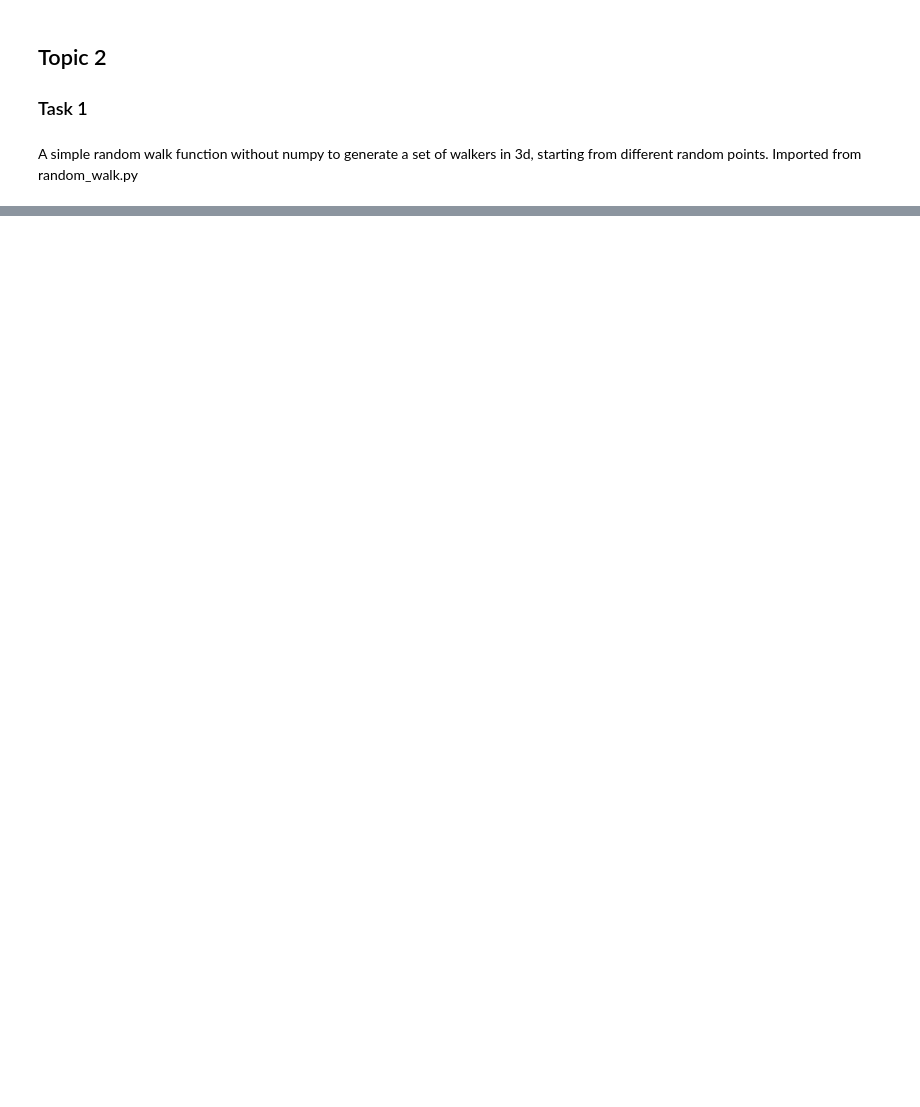
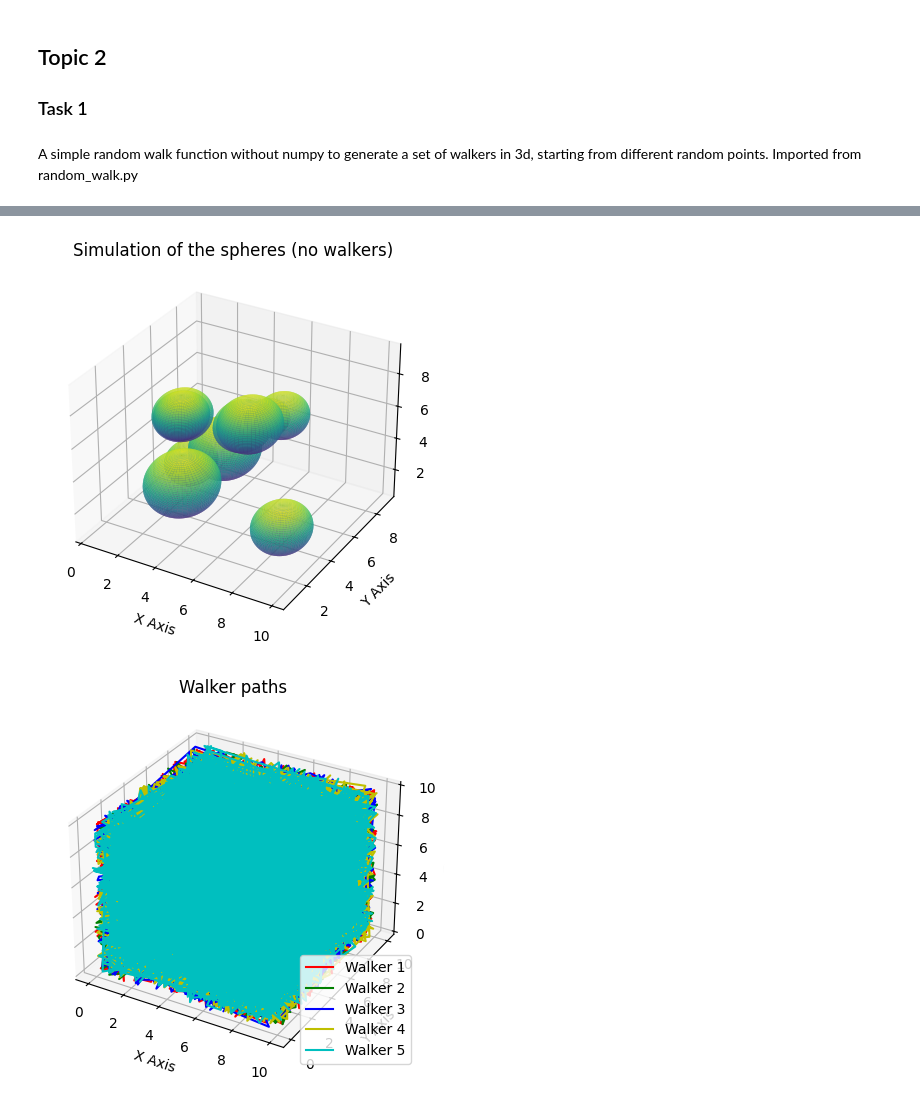
Before and after one commit to OleLB/MOD300_lab3, a Jupyter notebook: lab3_raport.ipynb, the cells around one changed output, grey strips where cells are left out. Saved outputs shown, nothing was run; the diff lists cells and outputs as text; code cells hidden in the pictures; blank space fills up the shorter version.

Commit message:
accessible volume task

```diff
--- a/lab3_raport.ipynb
+++ b/lab3_raport.ipynb
@@ -321,0 +322,77 @@ A test to verify our strategy would be to place an object of known volume, for e
+# %%
+# Testing the accessible volume estimation
+import numpy
+from accessible_volume import gen_simulation_box, gen_walkers, gen_spheres, point_in_spheres
+
+WALKER_COUNT = 5
+STEPS = 10000
+
+simulation_box = gen_simulation_box(10, 10, 10)
+
+w = gen_walkers(STEPS, WALKER_COUNT, simulation_box)
+
+spheres = gen_spheres(simulation_box, 10)
+
+POINTS_IN_SPHERES = 0
+
+for walkers in w:
+    for past_position in walkers.past_positions:
+        POINTS_IN_SPHERES += point_in_spheres(spheres, past_position)
+
+TOTAL_POINTS = WALKER_COUNT * STEPS
+FRACTION = POINTS_IN_SPHERES / TOTAL_POINTS
+box_volume = simulation_box.volume()
+sphere_volume_estimate = FRACTION * box_volume
+print(f"Estimated volume of spheres: {sphere_volume_estimate}")
+
+ACTUAL_SPHERE_VOLUME = 0
+for sphere in spheres:
+    ACTUAL_SPHERE_VOLUME += sphere.volume()
+
+print(f"Actual volume of spheres: {ACTUAL_SPHERE_VOLUME}")
+box_volume = simulation_box.volume()
+print(f"Box volume: {box_volume}")
+accessible_volume = box_volume - sphere_volume_estimate
+print("Estimated accessible volume: "
+        + f"(box volume - estimated volume of spheres) = {accessible_volume}")
+
+# Source code for 3d subplots:
+# https://matplotlib.org/stable/gallery/mplot3d/subplot3d.html
+fig1 = plt.figure()
+ax = fig1.add_subplot(111, projection='3d')
+ax.set_title('Simulation of the spheres (no walkers)')
+
+# Taken from plot_points_in_spheres function in main.py
+for sph in spheres:
+    theta = numpy.linspace(0, 2 * numpy.pi, 100)
+    phi = numpy.linspace(0, numpy.pi, 50)
+    theta, phi = numpy.meshgrid(theta, phi)
+    x_sph = sph.rad * numpy.sin(phi) * numpy.cos(theta) + sph.point.x
+    y_sph = sph.rad * numpy.sin(phi) * numpy.sin(theta) + sph.point.y
+    z_sph = sph.rad * numpy.cos(phi) + sph.point.z
+    ax.plot_surface(x_sph, y_sph, z_sph, cmap='viridis', alpha=0.8)
+
+ax.set_xlabel('X Axis')
+ax.set_ylabel('Y Axis')
+ax.set_zlabel('Z Axis')
+
+colors = ['r', 'g', 'b', 'y', 'c', 'm']
+
+fig2 = plt.figure()
+ax = fig2.add_subplot(111, projection='3d')
+ax.set_title('Walker paths')
+
+for i, w in enumerate(w):
+    x_vals = [p.x for p in w.past_positions]
+    y_vals = [p.y for p in w.past_positions]
+    z_vals = [p.z for p in w.past_positions]
+
+    ax.plot(x_vals, y_vals, z_vals, color=colors[i % len(colors)], label=f'Walker {i+1}')
+
+ax.set_xlabel('X Axis')
+ax.set_ylabel('Y Axis')
+ax.set_zlabel('Z Axis')
+
+plt.legend()
+plt.show()
+# %% [output]
@@ -321,0 +403,2 @@ A test to verify our strategy would be to place an object of known volume, for e
+[figure, added]
+[figure, added]
```
Also changed, not shown: parts of 12 cells of this notebook, 3 other files.
